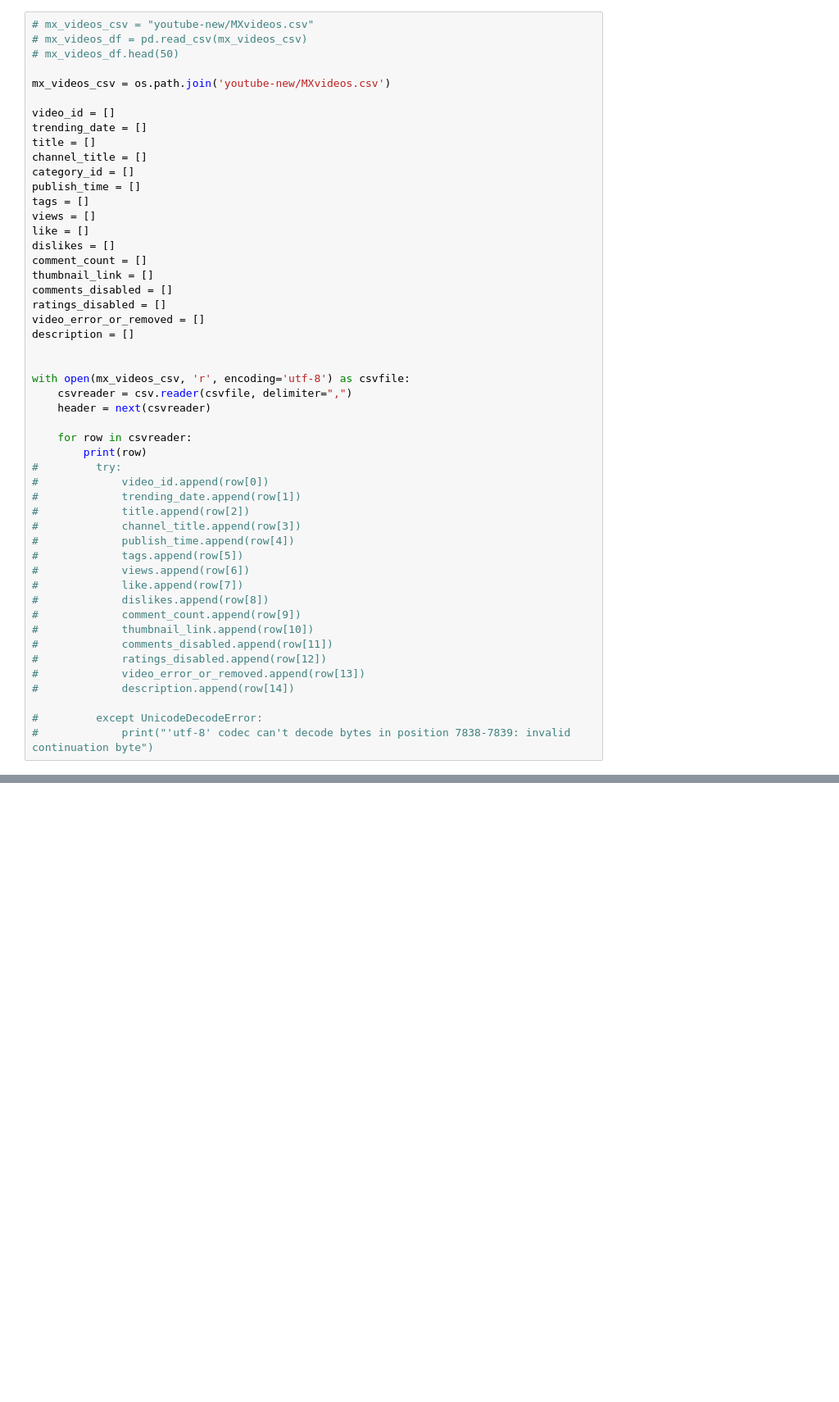
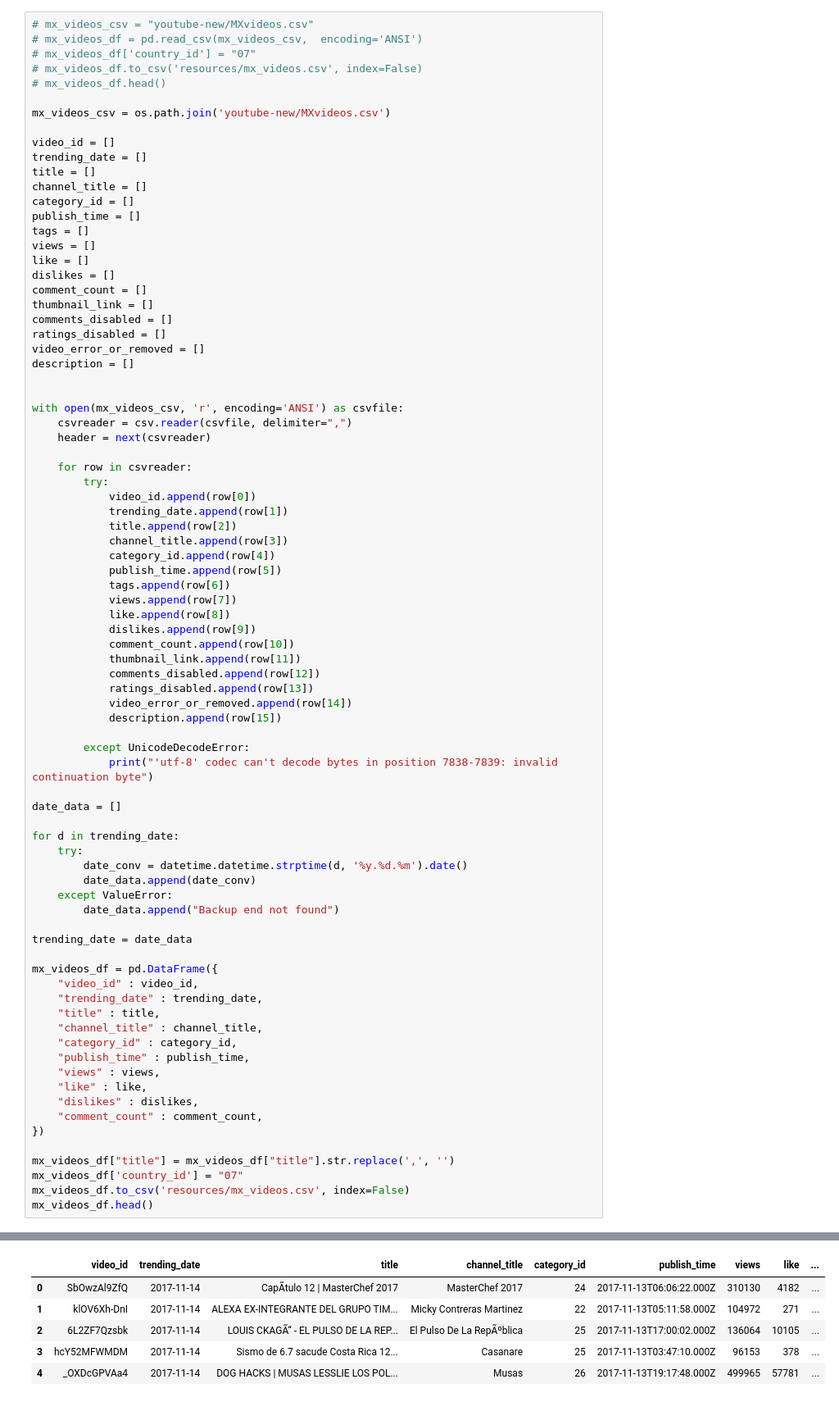
Before and after one commit to Hans518/ETL-Project, a Jupyter notebook: ETL data.ipynb, the cells around one changed output, grey strips where cells are left out. Shown at 82% size. Cells and saved outputs as stored; diff of their text form; blank space fills up the shorter version.

```diff
--- a/ETL data.ipynb
+++ b/ETL data.ipynb
@@ -261,7 +656,9 @@ UnicodeDecodeError: 'iso2022_kr' codec can't decode byte 0xec in position 215: i
 # %%
 # mx_videos_csv = "youtube-new/MXvideos.csv"
-# mx_videos_df = pd.read_csv(mx_videos_csv)
-# mx_videos_df.head(50)
+# mx_videos_df = pd.read_csv(mx_videos_csv,  encoding='ANSI')
+# mx_videos_df['country_id'] = "07"
+# mx_videos_df.to_csv('resources/mx_videos.csv', index=False)
+# mx_videos_df.head()
 
 mx_videos_csv = os.path.join('youtube-new/MXvideos.csv')
 
@@ -283,29 +680,58 @@ video_error_or_removed = []
 description = []
 
 
-with open(mx_videos_csv, 'r', encoding='utf-8') as csvfile:
+with open(mx_videos_csv, 'r', encoding='ANSI') as csvfile:
     csvreader = csv.reader(csvfile, delimiter=",")
     header = next(csvreader)
 
     for row in csvreader:
-        print(row)
-#         try:
-#             video_id.append(row[0])
-#             trending_date.append(row[1])
-#             title.append(row[2])
-#             channel_title.append(row[3])
-#             publish_time.append(row[4])
-#             tags.append(row[5])
-#             views.append(row[6])
-#             like.append(row[7])
-#             dislikes.append(row[8])
-#             comment_count.append(row[9])
-#             thumbnail_link.append(row[10])
-#             comments_disabled.append(row[11])
-#             ratings_disabled.append(row[12])
-#             video_error_or_removed.append(row[13])
-#             description.append(row[14])
+        try:
+            video_id.append(row[0])
+            trending_date.append(row[1])
+            title.append(row[2])
+            channel_title.append(row[3])
+            category_id.append(row[4])
+            publish_time.append(row[5])
+            tags.append(row[6])
+            views.append(row[7])
+            like.append(row[8])
+            dislikes.append(row[9])
+            comment_count.append(row[10])
+            thumbnail_link.append(row[11])
+            comments_disabled.append(row[12])
+            ratings_disabled.append(row[13])
+            video_error_or_removed.append(row[14])
+            description.append(row[15])
 
-#         except UnicodeDecodeError:
-#             print("'utf-8' codec can't decode bytes in position 7838-7839: invalid continuation byte")
+        except UnicodeDecodeError:
+            print("'utf-8' codec can't decode bytes in position 7838-7839: invalid continuation byte")
+
+date_data = []
+
+for d in trending_date:
+    try:
+        date_conv = datetime.datetime.strptime(d, '%y.%d.%m').date()
+        date_data.append(date_conv)
+    except ValueError:
+        date_data.append("Backup end not found")
+
+trending_date = date_data
+
+mx_videos_df = pd.DataFrame({
+    "video_id" : video_id,
+    "trending_date" : trending_date,
+    "title" : title,
+    "channel_title" : channel_title,
+    "category_id" : category_id,
+    "publish_time" : publish_time,
+    "views" : views,
+    "like" : like,
+    "dislikes" : dislikes,
+    "comment_count" : comment_count,
+})
+
+mx_videos_df["title"] = mx_videos_df["title"].str.replace(',', '')
+mx_videos_df['country_id'] = "07"
+mx_videos_df.to_csv('resources/mx_videos.csv', index=False)
+mx_videos_df.head()
 # %% [output]
@@ -330 +738,7 @@ UnicodeDecodeError: 'utf-8' codec can't decode byte 0xc3 in position 7790: inval
+|  | video_id | trending_date | title | channel_title | category_id | publish_time | views | like | ... |
+| 0 | SbOwzAl9ZfQ | 2017-11-14 | CapÃ­tulo 12 | MasterChef 2017 | MasterChef 2017 | 24 | 2017-11-13T06:06:22.000Z | 310130 | 4182 | ... |
+| 1 | klOV6Xh-DnI | 2017-11-14 | ALEXA EX-INTEGRANTE DEL GRUPO TIM... | Micky Contreras Martinez | 22 | 2017-11-13T05:11:58.000Z | 104972 | 271 | ... |
+| 2 | 6L2ZF7Qzsbk | 2017-11-14 | LOUIS CKAGÃ“ - EL PULSO DE LA REP... | El Pulso De La RepÃºblica | 25 | 2017-11-13T17:00:02.000Z | 136064 | 10105 | ... |
+| 3 | hcY52MFWMDM | 2017-11-14 | Sismo de 6.7 sacude Costa Rica 12... | Casanare | 25 | 2017-11-13T03:47:10.000Z | 96153 | 378 | ... |
+| 4 | _OXDcGPVAa4 | 2017-11-14 | DOG HACKS | MUSAS LESSLIE LOS POL... | Musas | 26 | 2017-11-13T19:17:48.000Z | 499965 | 57781 | ... |
 # %%
```
Also changed, not shown: parts of 23 cells of this notebook, 18 other files.
